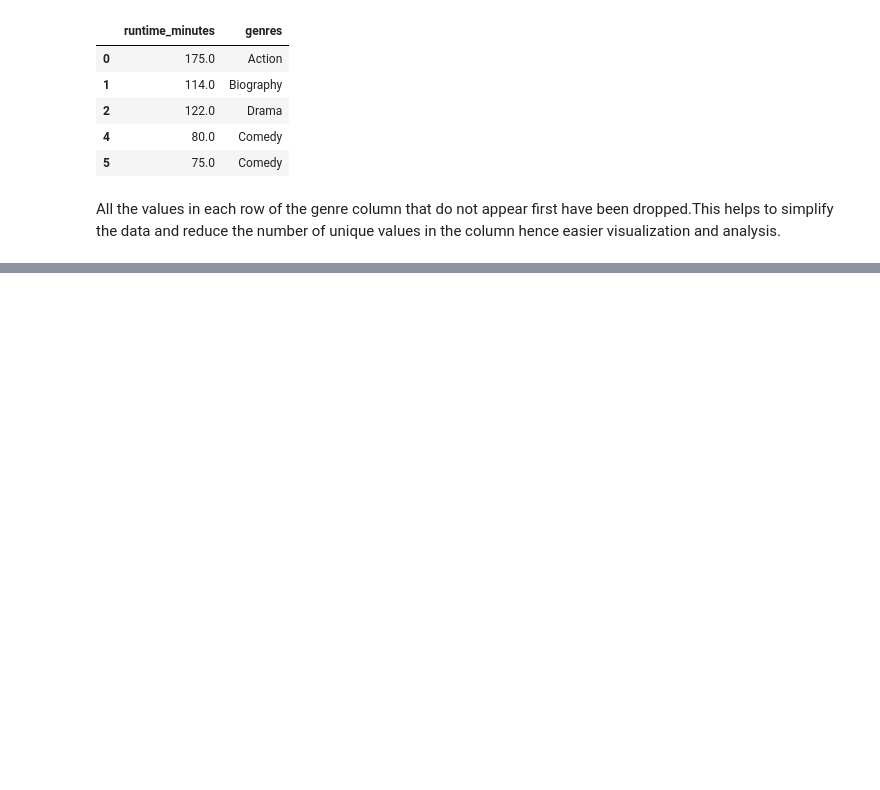
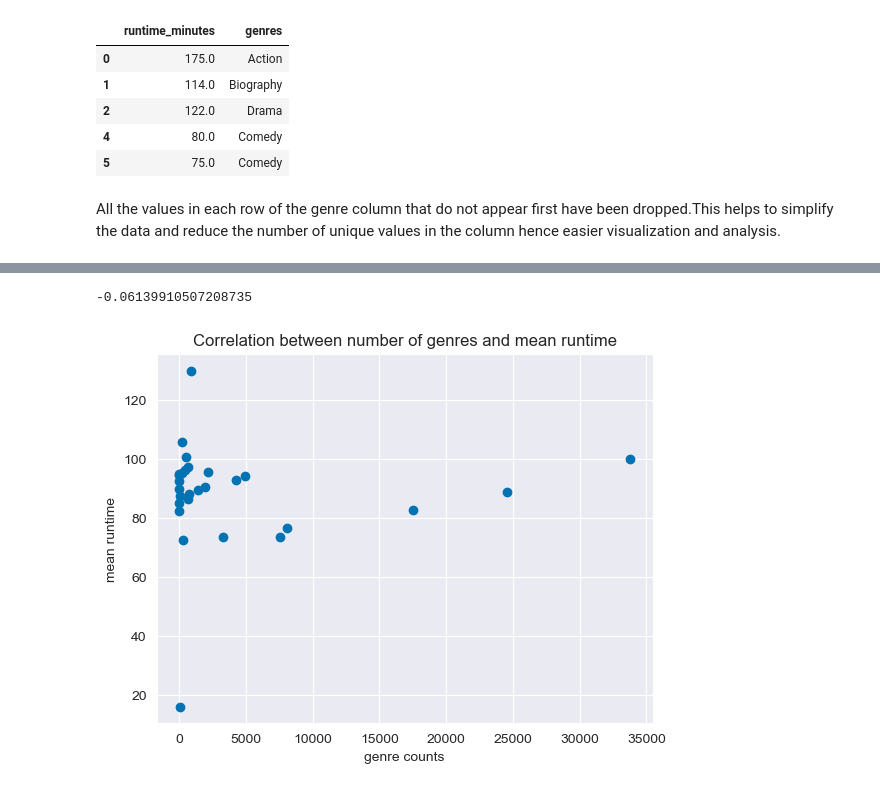
Before and after one commit to KimberlyWairimu/Project-Phase-1, a Jupyter notebook: My_project_1_jupyter_notebook.ipynb, the cells around one changed output, grey strips where cells are left out. Saved outputs shown, nothing was run; the diff lists cells and outputs as text; code cells hidden in the pictures; blank space fills up the shorter version.

```diff
--- a/My_project_1_jupyter_notebook.ipynb
+++ b/My_project_1_jupyter_notebook.ipynb
@@ -363,0 +390,5 @@ All the values in each row of the genre column that do not appear first have bee
+# %%
+# computing the mean runtime of each genre.
+
+mean_runtimes = title_basics.groupby("genres")["runtime_minutes"].mean()
+mean_runtimes.head()
@@ -363,0 +403,16 @@ All the values in each row of the genre column that do not appear first have bee
+# %%
+# computing the correlation between the mean runtimes and the genre counts
+
+genre_counts.corr(mean_runtimes)
+# %% [output]
+-0.06139910507208735
+# %%
+# plotting a scatter plot to visualize the correlation
+
+plt.scatter(x=genre_counts , y=mean_runtimes)
+plt.xlabel("genre counts")
+plt.ylabel("mean runtime")
+plt.title("Correlation between number of genres and mean runtime")
+plt.show()
+# %% [output]
+[figure, added]
```
Also changed, not shown: parts of 5 cells of this notebook.
